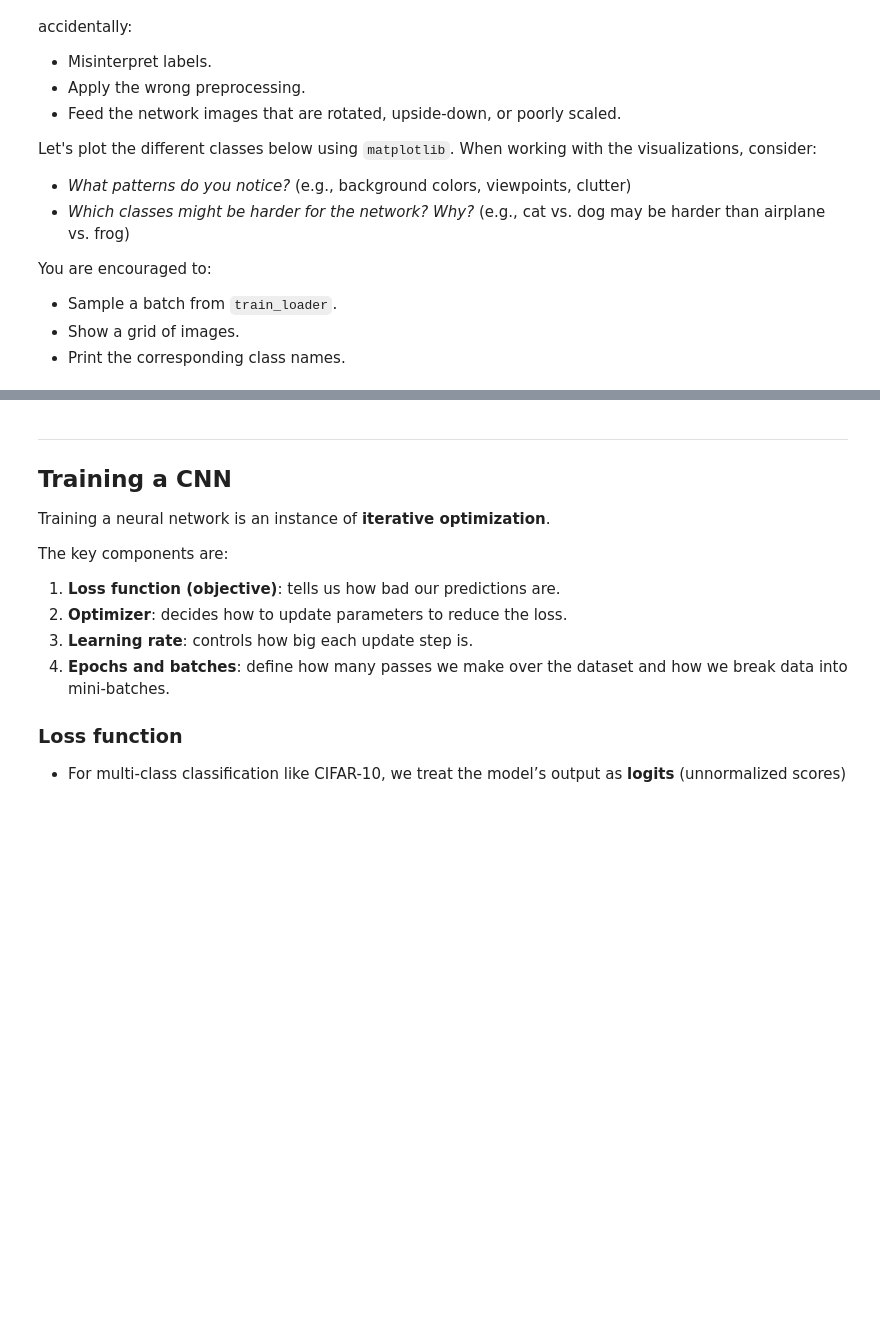
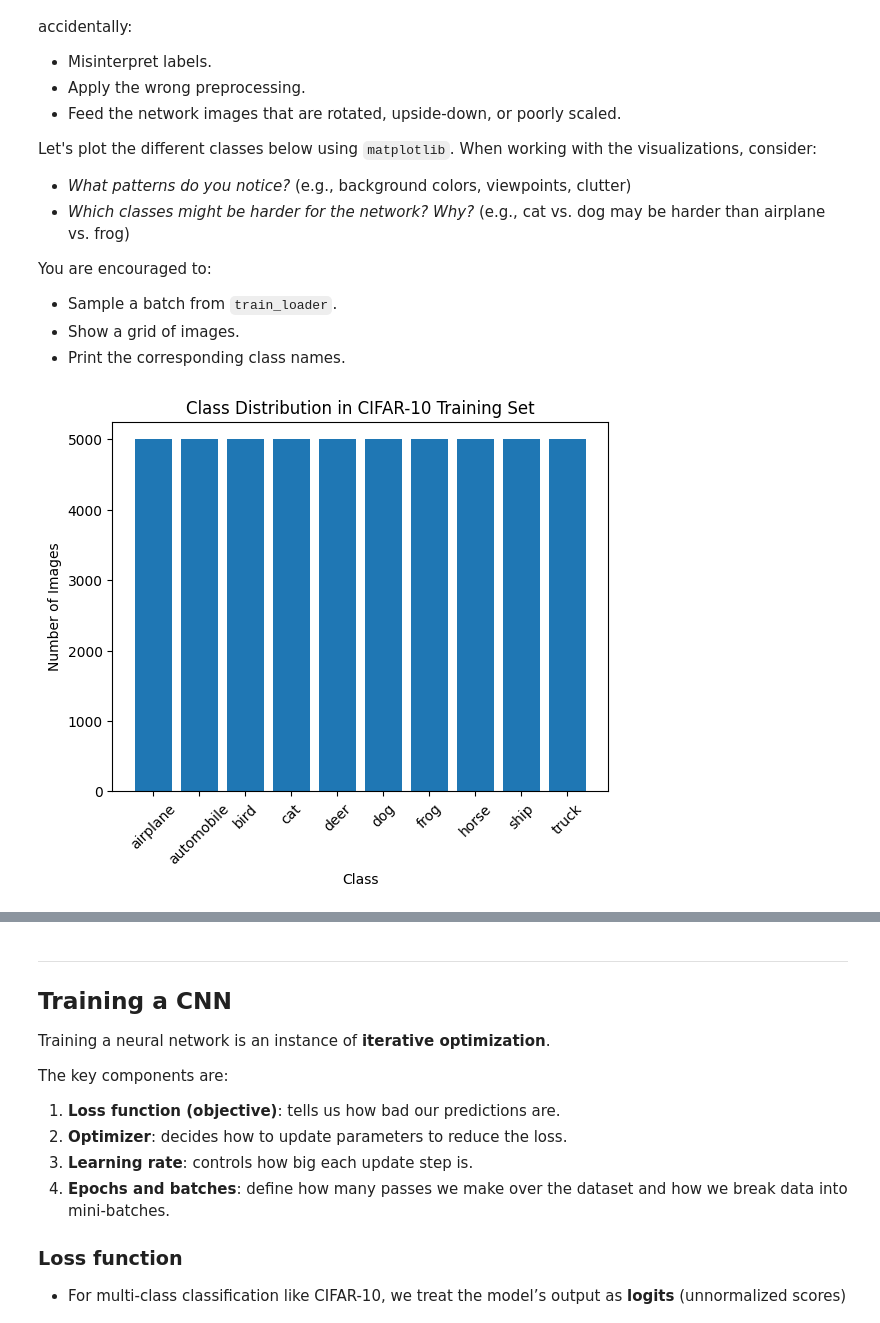
Before and after one commit to Ventengo1/bwsi-comp-problem-solving, a Jupyter notebook: mod7_deep_learning/2_more_convolutional_neural_nets.ipynb, the cells around one changed output, grey strips where cells are left out. Drawn from its saved outputs; the diff is of its cells as text; code cells hidden in the pictures; blank space fills up the shorter version.

```diff
--- a/mod7_deep_learning/2_more_convolutional_neural_nets.ipynb
+++ b/mod7_deep_learning/2_more_convolutional_neural_nets.ipynb
@@ -146,6 +126,19 @@ You are encouraged to:
 - Print the corresponding class names.
 # %%
 # Plot each class here
+classes = train_dataset.classes
+class_counts = {cls: 0 for cls in classes}
+for _, labels in train_loader:
+    for label in labels:
+        class_counts[classes[label]] += 1
+plt.bar(class_counts.keys(), class_counts.values())
+plt.xlabel('Class')
+plt.ylabel('Number of Images')
+plt.title('Class Distribution in CIFAR-10 Training Set')
+plt.xticks(rotation=45)
+plt.show()
+# %% [output]
+[figure, added]
 # %% [markdown]
 ## Building a CNN
 
```
Also changed, not shown: parts of 11 cells of this notebook, 2 other files.
